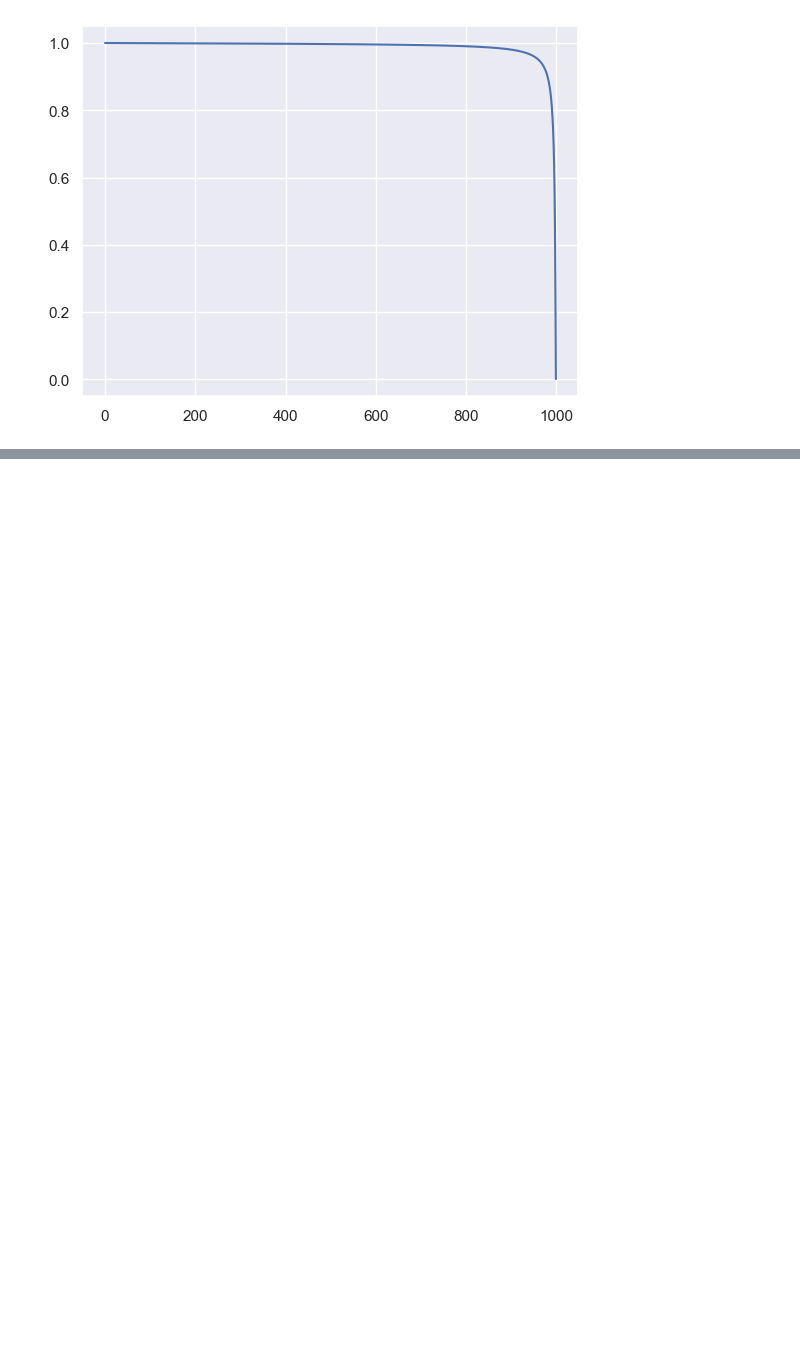
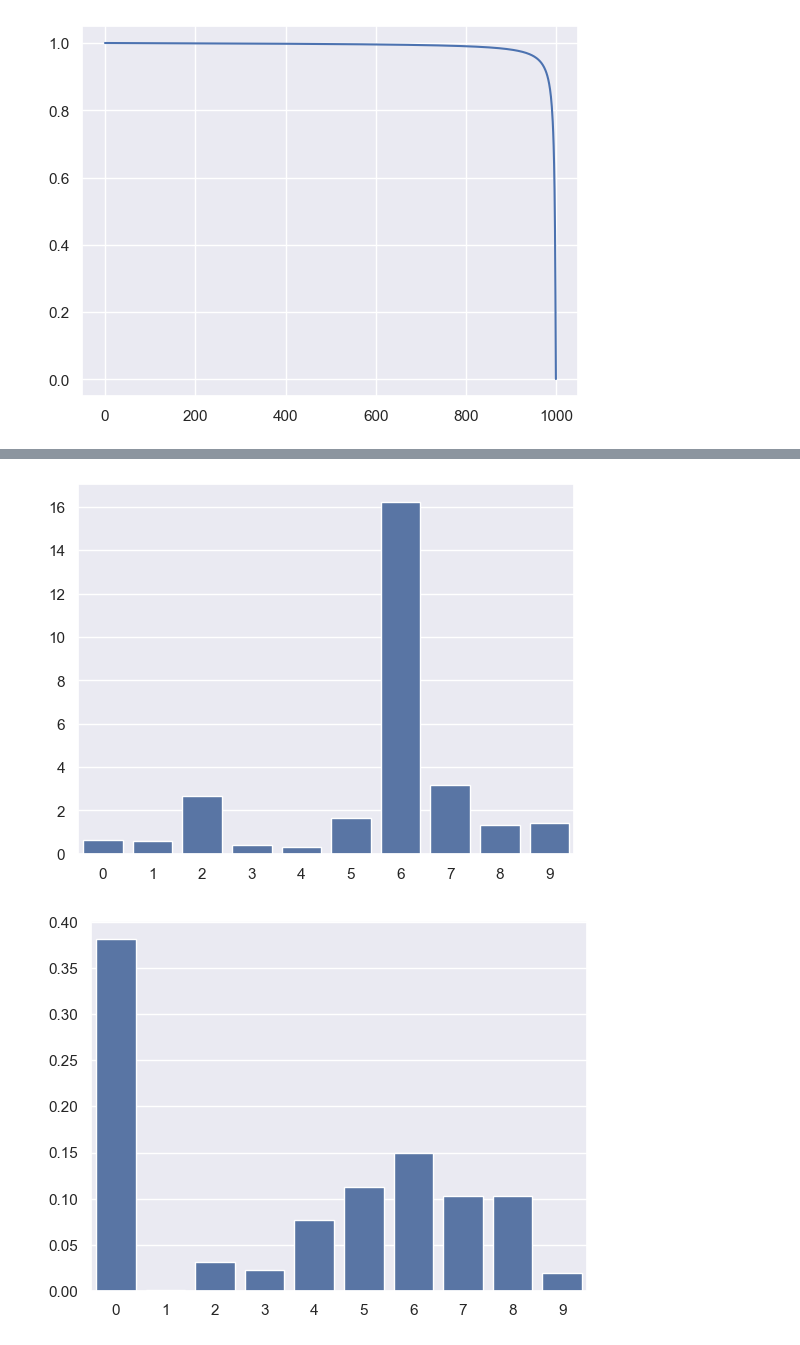
Before and after one commit to sfcurre/DiffER, a Jupyter notebook: eval_chains.ipynb, the cells around one changed output, grey strips where cells are left out. Cells and saved outputs as stored; diff of their text form; code cells hidden in the pictures; blank space fills up the shorter version.

```diff
--- a/eval_chains.ipynb
+++ b/eval_chains.ipynb
@@ -333,0 +429,14 @@ Text(0.5, 1.0, 'log_1_min_cumprod_alpha')
+# %%
+uniform = np.random.rand(10)
+gumbel_noise = -np.log(-np.log(uniform + 1e-30) + 1e-30)
+
+sns.barplot(np.exp(gumbel_noise))
+plt.show()
+
+dirichlet = np.random.dirichlet(np.ones(10))
+
+sns.barplot(dirichlet)
+plt.show()
+# %% [output]
+[figure, added]
+[figure, added]
```
Also changed, not shown: parts of 5 cells of this notebook.
